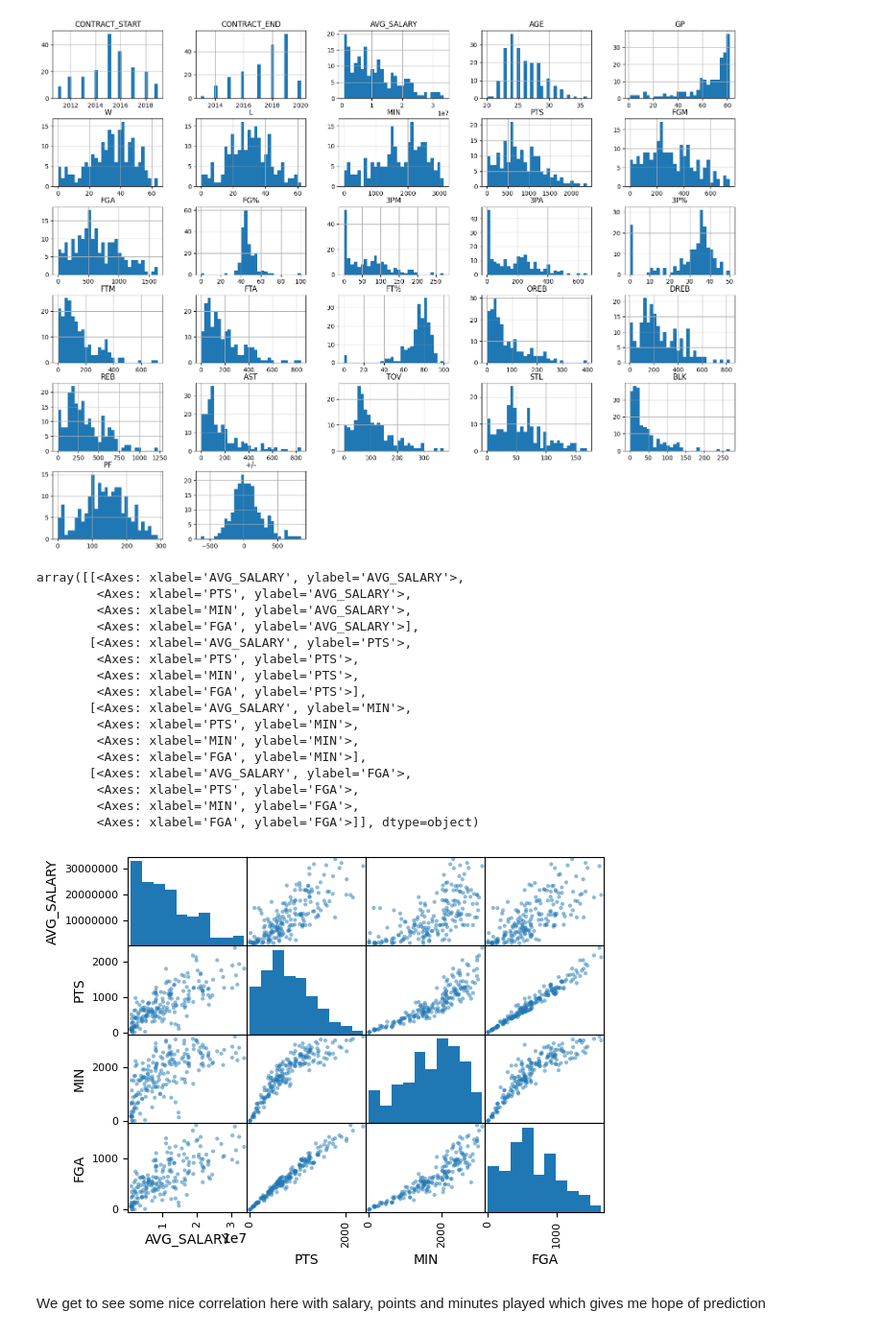
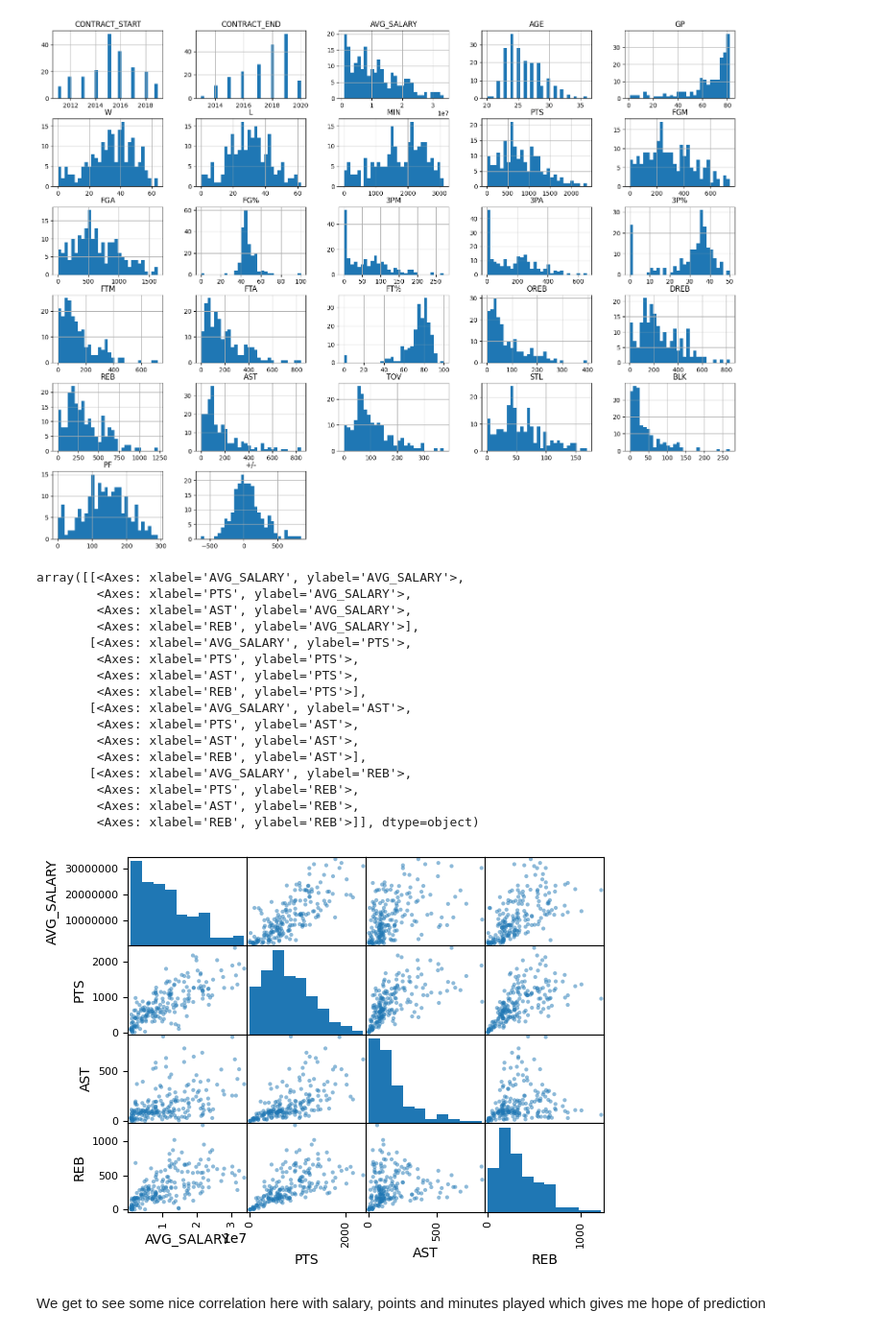
Before and after one commit to 44-566-Machine-Learning-S24/ml-s24-project-JakeSchellhorn, a Jupyter notebook: initial_exploration.ipynb, the cells around one changed output. Shown: that part at 96% size. Drawn from its saved outputs; the diff is of its cells as text; code cells hidden in the pictures.

```diff
--- a/initial_exploration.ipynb
+++ b/initial_exploration.ipynb
@@ -90,29 +90,29 @@ array([[<Axes: title={'center': 'CONTRACT_START'}>,
 # %%
 working_set = data_frame.copy()
 
 # we do scatter plots first
 from pandas.plotting import scatter_matrix
 
-compare = ['AVG_SALARY', 'PTS', 'MIN', 'FGA']
+compare = ['AVG_SALARY', 'PTS', 'AST', 'REB']
 scatter_matrix(working_set[compare])
 # %% [output]
 array([[<Axes: xlabel='AVG_SALARY', ylabel='AVG_SALARY'>,
         <Axes: xlabel='PTS', ylabel='AVG_SALARY'>,
-        <Axes: xlabel='MIN', ylabel='AVG_SALARY'>,
-        <Axes: xlabel='FGA', ylabel='AVG_SALARY'>],
+        <Axes: xlabel='AST', ylabel='AVG_SALARY'>,
+        <Axes: xlabel='REB', ylabel='AVG_SALARY'>],
        [<Axes: xlabel='AVG_SALARY', ylabel='PTS'>,
         <Axes: xlabel='PTS', ylabel='PTS'>,
-        <Axes: xlabel='MIN', ylabel='PTS'>,
-        <Axes: xlabel='FGA', ylabel='PTS'>],
-       [<Axes: xlabel='AVG_SALARY', ylabel='MIN'>,
-        <Axes: xlabel='PTS', ylabel='MIN'>,
-        <Axes: xlabel='MIN', ylabel='MIN'>,
-        <Axes: xlabel='FGA', ylabel='MIN'>],
-       [<Axes: xlabel='AVG_SALARY', ylabel='FGA'>,
-        <Axes: xlabel='PTS', ylabel='FGA'>,
-        <Axes: xlabel='MIN', ylabel='FGA'>,
-        <Axes: xlabel='FGA', ylabel='FGA'>]], dtype=object)
+        <Axes: xlabel='AST', ylabel='PTS'>,
+        <Axes: xlabel='REB', ylabel='PTS'>],
+       [<Axes: xlabel='AVG_SALARY', ylabel='AST'>,
+        <Axes: xlabel='PTS', ylabel='AST'>,
+        <Axes: xlabel='AST', ylabel='AST'>,
+        <Axes: xlabel='REB', ylabel='AST'>],
+       [<Axes: xlabel='AVG_SALARY', ylabel='REB'>,
+        <Axes: xlabel='PTS', ylabel='REB'>,
+        <Axes: xlabel='AST', ylabel='REB'>,
+        <Axes: xlabel='REB', ylabel='REB'>]], dtype=object)
-[figure, old version]
+[figure, new version]
 # %% [markdown]
 We get to see some nice correlation here with salary, points and minutes played which gives me hope of prediction
 # %%
```
Also changed, not shown: parts of 2 cells of this notebook, 2 other files.
